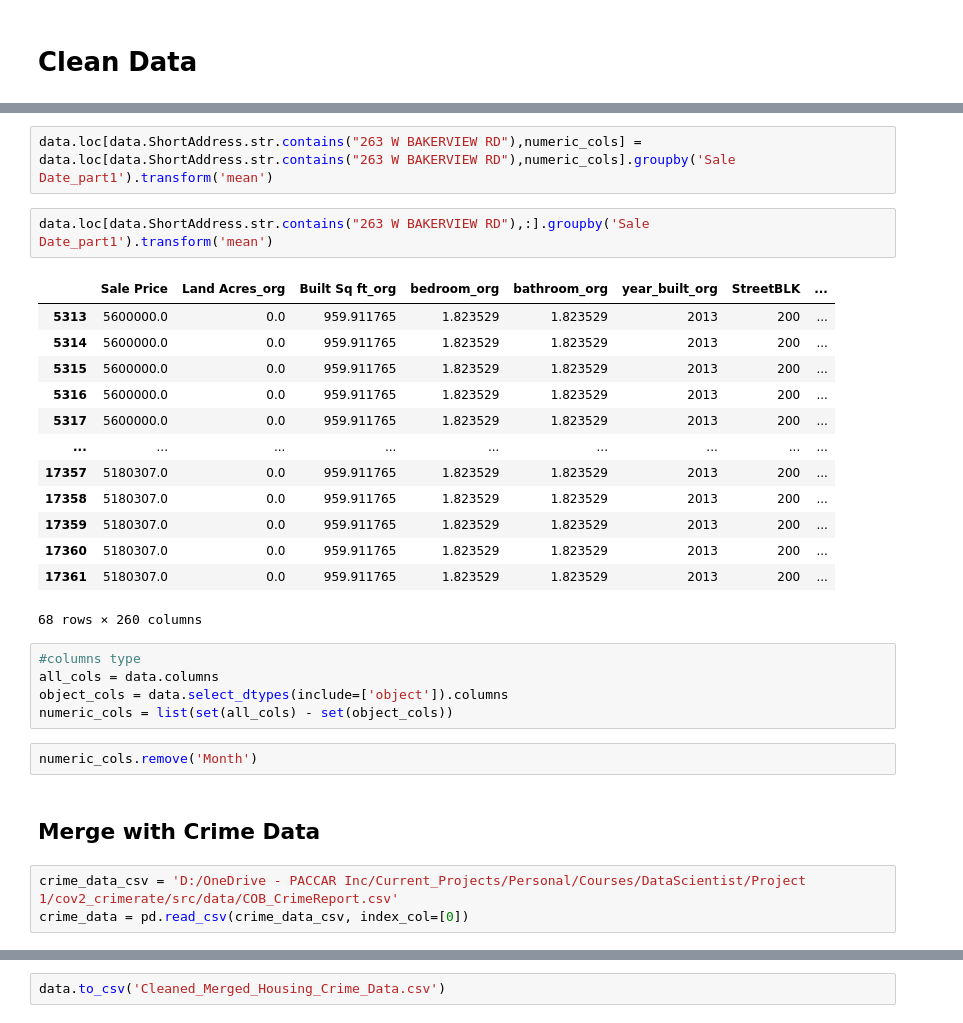
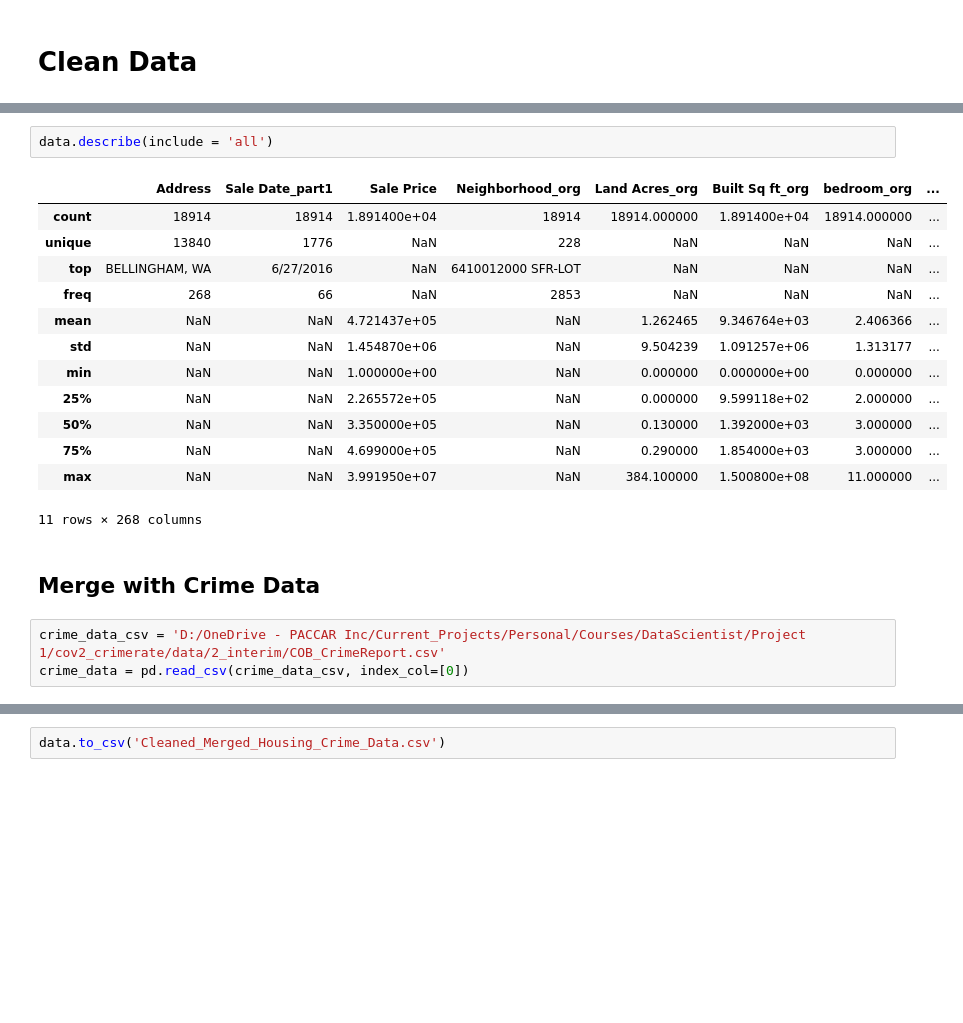
Before and after one commit to varunr89/cov2_crime_housing, a Jupyter notebook: notebooks/HousingData_EDA.ipynb, the cells around one changed output, grey strips where cells are left out. Drawn from its saved outputs; the diff is of its cells as text; blank space fills up the shorter version.

```diff
--- a/notebooks/HousingData_EDA.ipynb
+++ b/notebooks/HousingData_EDA.ipynb
@@ -205,32 +202,23 @@ all_housing_data.head()
-# %%
-data.loc[data.ShortAddress.str.contains("263 W BAKERVIEW RD"),numeric_cols] = data.loc[data.ShortAddress.str.contains("263 W BAKERVIEW RD"),numeric_cols].groupby('Sale Date_part1').transform('mean')
-# %%
-data.loc[data.ShortAddress.str.contains("263 W BAKERVIEW RD"),:].groupby('Sale Date_part1').transform('mean')
-# %% [output]
-|  | Sale Price | Land Acres_org | Built Sq ft_org | bedroom_org | bathroom_org | year_built_org | StreetBLK | ... |
-| 5313 | 5600000.0 | 0.0 | 959.911765 | 1.823529 | 1.823529 | 2013 | 200 | ... |
-| 5314 | 5600000.0 | 0.0 | 959.911765 | 1.823529 | 1.823529 | 2013 | 200 | ... |
-| 5315 | 5600000.0 | 0.0 | 959.911765 | 1.823529 | 1.823529 | 2013 | 200 | ... |
-| 5316 | 5600000.0 | 0.0 | 959.911765 | 1.823529 | 1.823529 | 2013 | 200 | ... |
-| 5317 | 5600000.0 | 0.0 | 959.911765 | 1.823529 | 1.823529 | 2013 | 200 | ... |
-| ... | ... | ... | ... | ... | ... | ... | ... | ... |
-| 17357 | 5180307.0 | 0.0 | 959.911765 | 1.823529 | 1.823529 | 2013 | 200 | ... |
-| 17358 | 5180307.0 | 0.0 | 959.911765 | 1.823529 | 1.823529 | 2013 | 200 | ... |
-| 17359 | 5180307.0 | 0.0 | 959.911765 | 1.823529 | 1.823529 | 2013 | 200 | ... |
-| 17360 | 5180307.0 | 0.0 | 959.911765 | 1.823529 | 1.823529 | 2013 | 200 | ... |
-| 17361 | 5180307.0 | 0.0 | 959.911765 | 1.823529 | 1.823529 | 2013 | 200 | ... |
-68 rows × 260 columns
-# %%
-#columns type
-all_cols = data.columns
-object_cols = data.select_dtypes(include=['object']).columns
-numeric_cols = list(set(all_cols) - set(object_cols))
-# %%
-numeric_cols.remove('Month')
+# %%
+data.describe(include = 'all')
+# %% [output]
+|  | Address | Sale Date_part1 | Sale Price | Neighborhood_org | Land Acres_org | Built Sq ft_org | bedroom_org | ... |
+| count | 18914 | 18914 | 1.891400e+04 | 18914 | 18914.000000 | 1.891400e+04 | 18914.000000 | ... |
+| unique | 13840 | 1776 | NaN | 228 | NaN | NaN | NaN | ... |
+| top | BELLINGHAM, WA | 6/27/2016 | NaN | 6410012000 SFR-LOT | NaN | NaN | NaN | ... |
+| freq | 268 | 66 | NaN | 2853 | NaN | NaN | NaN | ... |
+| mean | NaN | NaN | 4.721437e+05 | NaN | 1.262465 | 9.346764e+03 | 2.406366 | ... |
+| std | NaN | NaN | 1.454870e+06 | NaN | 9.504239 | 1.091257e+06 | 1.313177 | ... |
+| min | NaN | NaN | 1.000000e+00 | NaN | 0.000000 | 0.000000e+00 | 0.000000 | ... |
+| 25% | NaN | NaN | 2.265572e+05 | NaN | 0.000000 | 9.599118e+02 | 2.000000 | ... |
+| 50% | NaN | NaN | 3.350000e+05 | NaN | 0.130000 | 1.392000e+03 | 3.000000 | ... |
+| 75% | NaN | NaN | 4.699000e+05 | NaN | 0.290000 | 1.854000e+03 | 3.000000 | ... |
+| max | NaN | NaN | 3.991950e+07 | NaN | 384.100000 | 1.500800e+08 | 11.000000 | ... |
+11 rows × 268 columns
 # %% [markdown]
 ## Merge with Crime Data
 # %%
-crime_data_csv = 'D:/OneDrive - PACCAR Inc/Current_Projects/Personal/Courses/DataScientist/Project 1/cov2_crimerate/src/data/COB_CrimeReport.csv'
+crime_data_csv = 'D:/OneDrive - PACCAR Inc/Current_Projects/Personal/Courses/DataScientist/Project 1/cov2_crimerate/data/2_interim/COB_CrimeReport.csv'
 crime_data = pd.read_csv(crime_data_csv, index_col=[0])
 # %%
 def clean_Crime_df(df):
```
Also changed, not shown: parts of 14 cells of this notebook, 1 other file.
